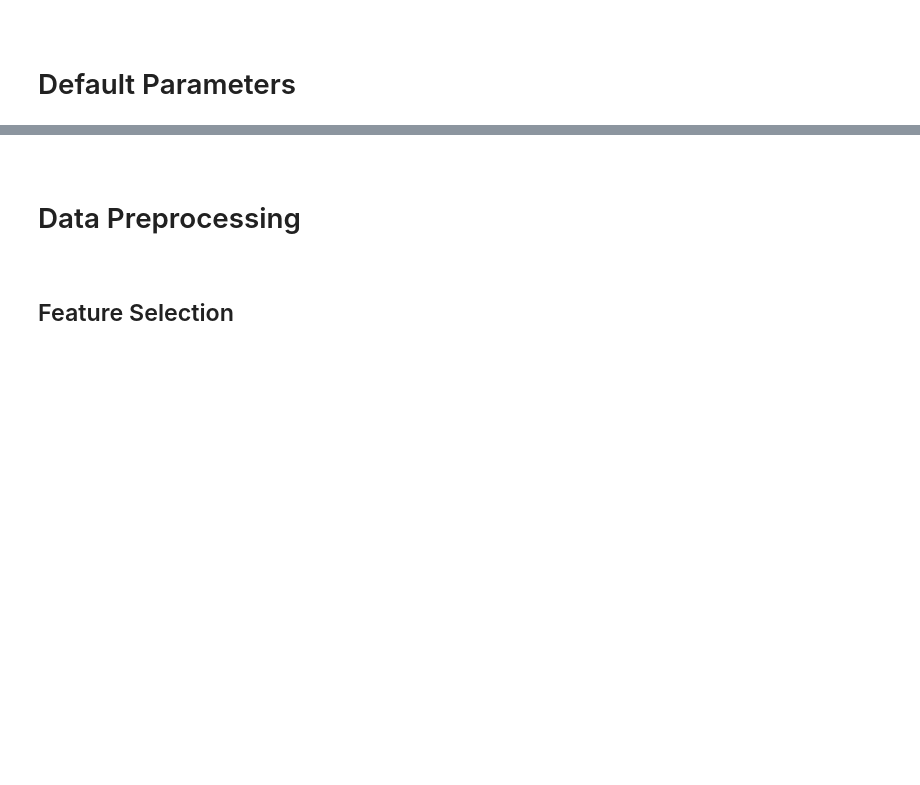
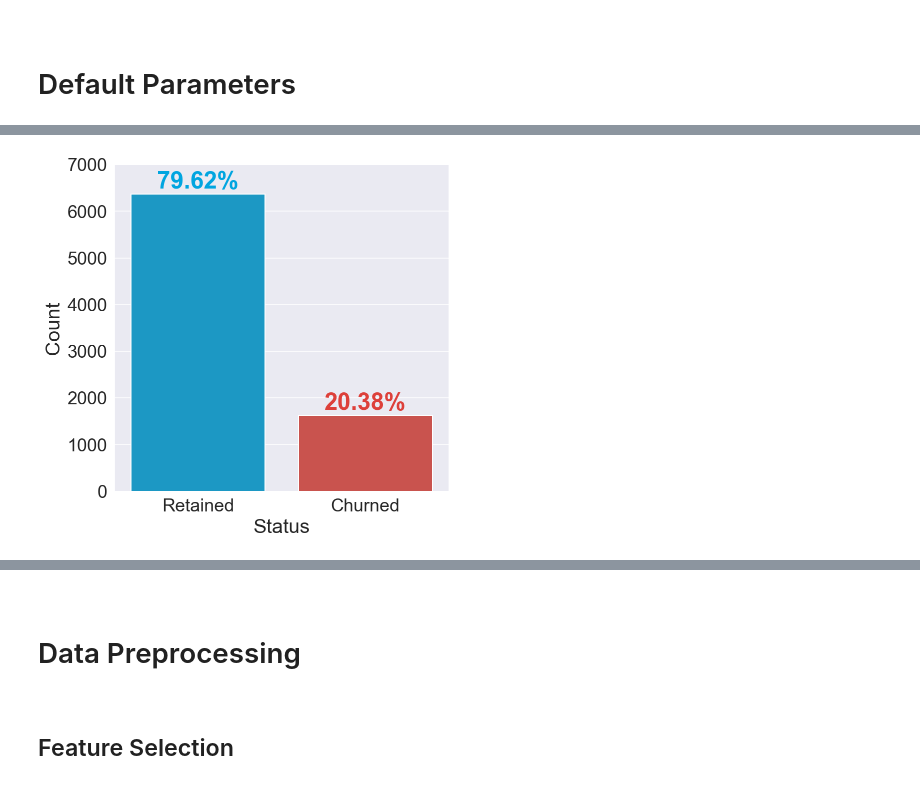
Before and after one commit to KOrfanakis/Predicting_Customer_Churn_Classification, a Jupyter notebook: Analysis_Notebook.ipynb, the cells around one changed output, grey strips where cells are left out. Saved outputs shown, nothing was run; the diff lists cells and outputs as text; code cells hidden in the pictures; blank space fills up the shorter version.

Commit message:
Added first four sections (Libraries, Params, Data, Splitting)

```diff
--- a/Analysis_Notebook.ipynb
+++ b/Analysis_Notebook.ipynb
@@ -50,0 +97,7 @@
+# %%
+df = pd.read_csv('Data\Dataset.csv')
+
+print('Dataset Imported Successfully!\n')
+print('It contains {} rows and {} columns.'.format(df.shape[0], df.shape[1]))
+print('Top five rows:')
+df.head()
@@ -50,0 +119,3 @@
+# %%
+df.drop(['RowNumber', 'CustomerId', 'Surname'], axis=1, inplace=True)
+df.columns
@@ -50,0 +179,8 @@
+# %%
+split = StratifiedShuffleSplit(n_splits=1,
+                               test_size=0.2,
+                               random_state=random_state)
+
+for train_index, test_index in split.split(df, df['Exited']):
+    train_df = df.loc[train_index]
+    test_df = df.loc[test_index]
@@ -50,0 +198,21 @@
+# %%
+fig, ax = plt.subplots(figsize=(6, 6))
+
+sns.countplot(x='Exited', data=train_df, palette=colors, ax=ax)
+
+for index, value in enumerate(train_df['Exited'].value_counts()):
+    label = '{}%'.format(round((value / train_df['Exited'].shape[0]) * 100, 2))
+    ax.annotate(label,
+                xy=(index, value + 250),
+                ha='center',
+                va='center',
+                color=colors[index],
+                fontweight='bold',
+                size=font_size + 4)
+
+ax.set_xticklabels(['Retained', 'Churned'])
+ax.set_xlabel('Status')
+ax.set_ylabel('Count')
+ax.set_ylim([0, 7000]);
+# %% [output]
+[figure, added]
```
Also changed, not shown: parts of 20 cells of this notebook.
